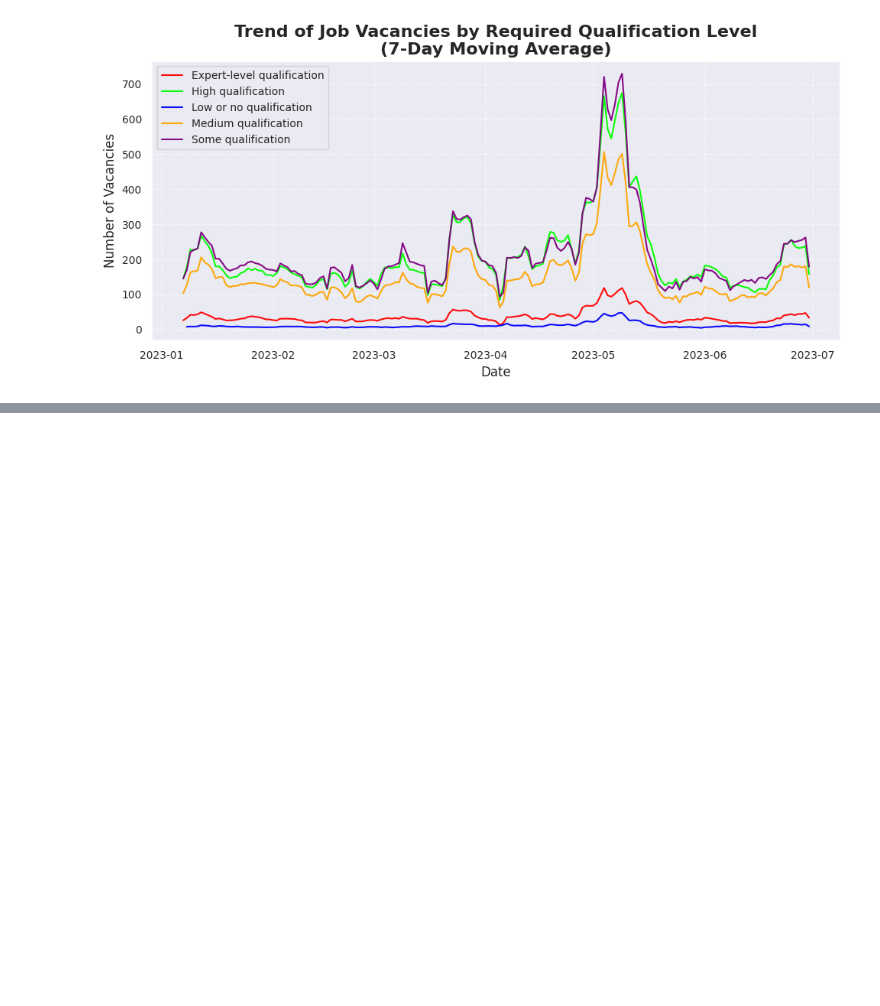
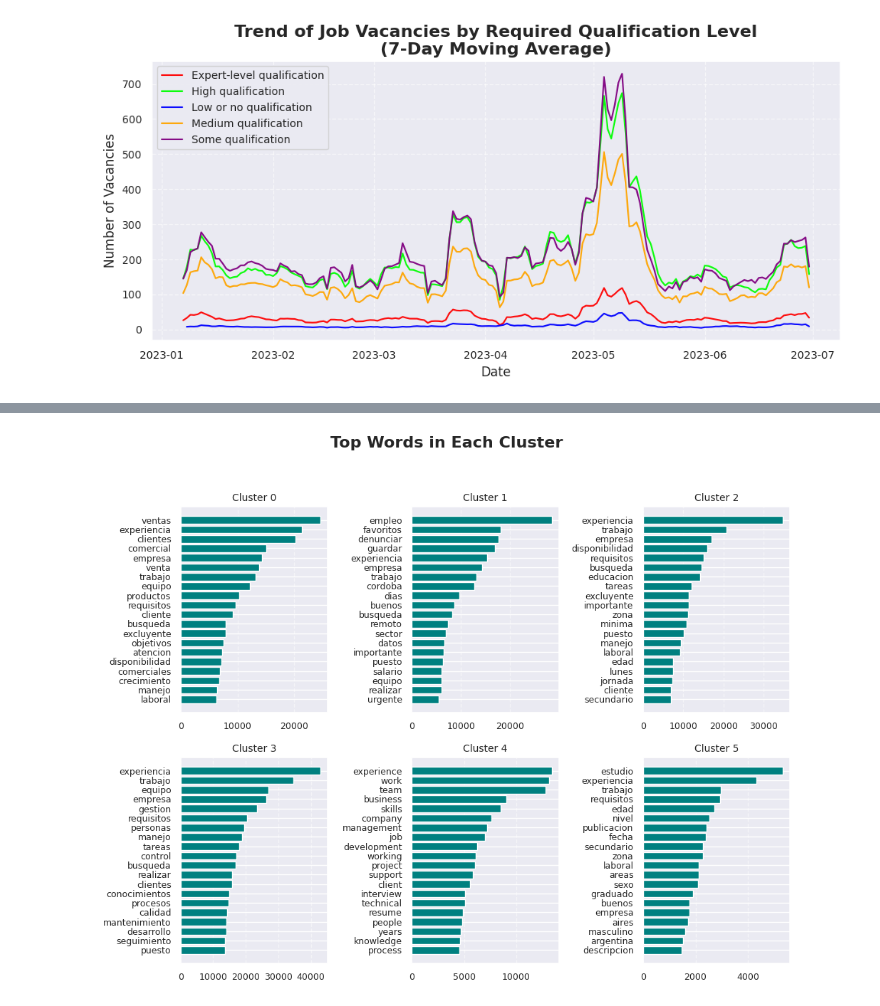
Before and after one commit to etorresram/Clustering-Job-Postings-and-Skills-Identificaiton, a Jupyter notebook: job_postings.ipynb, the cells around one changed output, grey strips where cells are left out. Drawn from its saved outputs; the diff is of its cells as text; code cells hidden in the pictures; blank space fills up the shorter version.

```diff
--- a/job_postings.ipynb
+++ b/job_postings.ipynb
@@ -250,0 +504,28 @@ plt.show()
+# %%
+from sklearn.feature_extraction.text import CountVectorizer
+
+vectorizer = CountVectorizer(stop_words=combined_stopwords, max_features=20)
+
+fig, axes = plt.subplots(2, 3, figsize=(10, 8))
+fig.suptitle('Top Words in Each Cluster', fontsize=16, fontweight='bold')
+
+for idx, cluster_num in enumerate(sorted(df_arg['cluster'].unique())):
+    cluster_text = " ".join(df_arg[df_arg['cluster'] == cluster_num]['clean_descrip'])
+    word_counts = vectorizer.fit_transform([cluster_text])
+    words = vectorizer.get_feature_names_out()
+    counts = word_counts.toarray()[0]
+    word_freq = pd.DataFrame({'word': words, 'count': counts}).sort_values(by='count', ascending=False)
+
+    ax = axes[idx // 3, idx % 3]
+
+    ax.barh(word_freq['word'], word_freq['count'], color='teal')
+    ax.set_title(f'Cluster {cluster_num}', fontsize=10)
+    ax.invert_yaxis()
+    ax.grid(axis='x', linestyle='--', alpha=0.5)
+    ax.tick_params(axis='y', labelsize=9)
+    ax.tick_params(axis='x', labelsize=9)
+
+plt.tight_layout(rect=[0, 0, 1, 0.95])
+plt.show()
+# %% [output]
+[figure, added]
```
Also changed, not shown: parts of 43 cells of this notebook.
